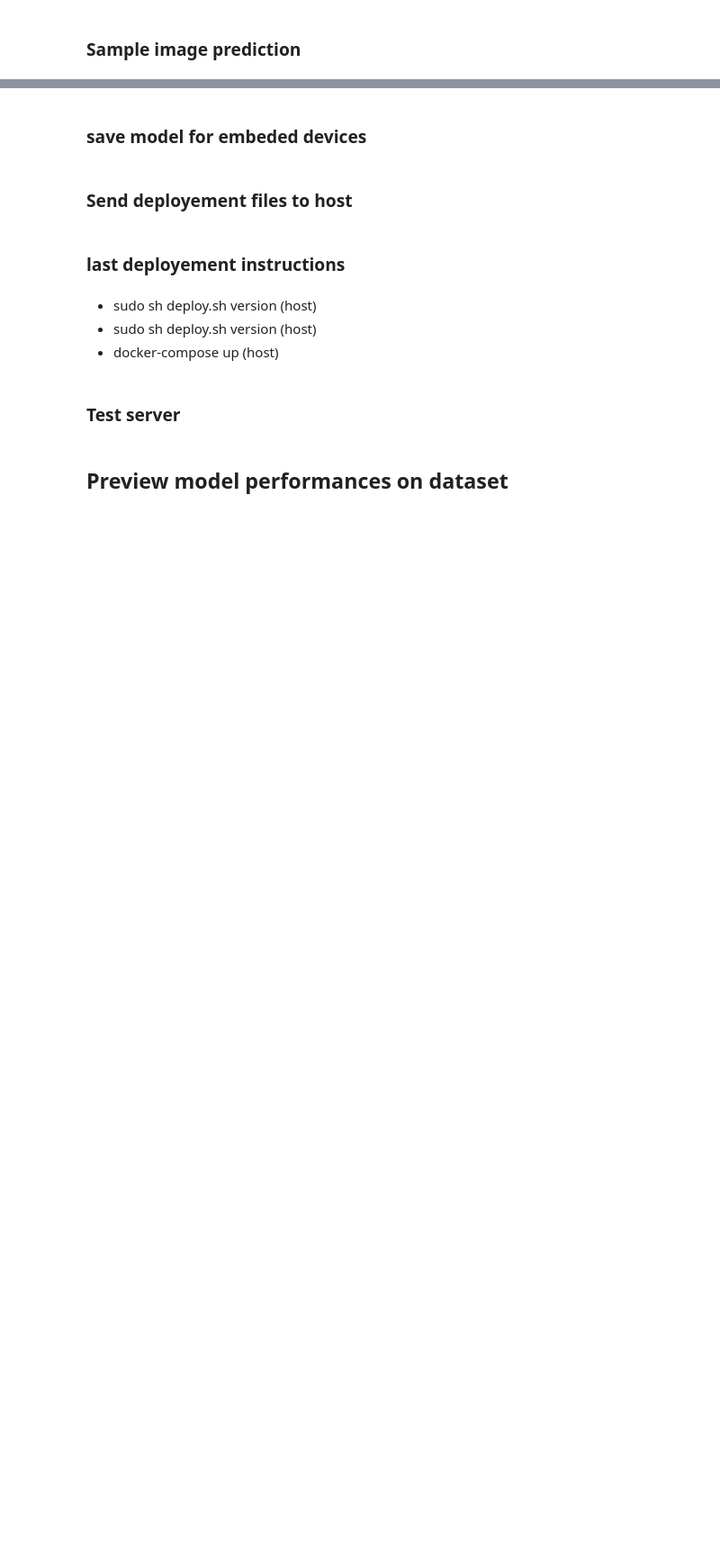
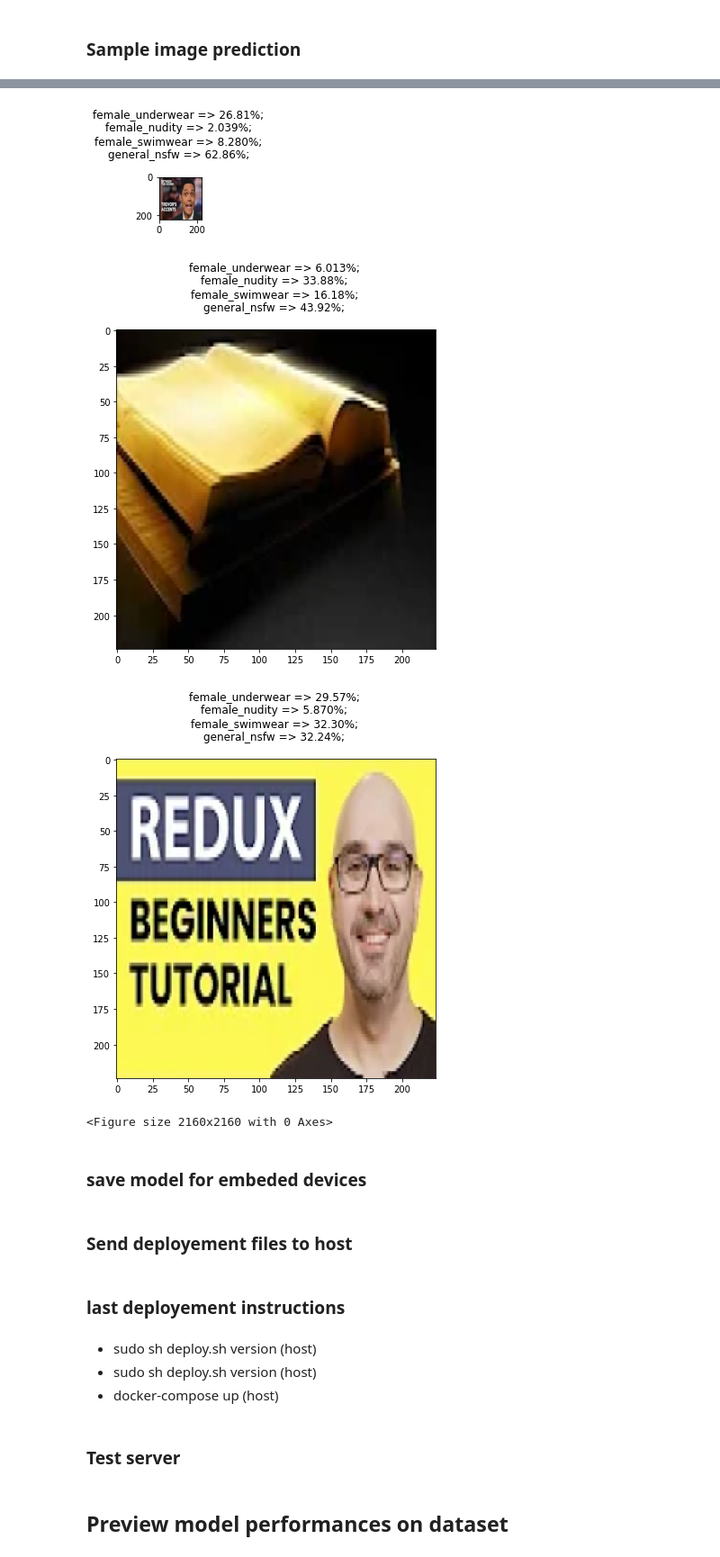
Before and after one commit to karamokoisrael/holypics, a Jupyter notebook: train-v2.ipynb, the cells around one changed output, grey strips where cells are left out. Shown: that part at 90% size. Cells and saved outputs as stored; diff of their text form; code cells hidden in the pictures; blank space fills up the shorter version.

Commit message:
image browser ok

```diff
--- a/train-v2.ipynb
+++ b/train-v2.ipynb
@@ -297,14 +298,12 @@ False
 ## Defining main variables
 # %%
 IMAGE_RES = 224
-EPOCHS=15
+EPOCHS=30
 PATIENCE=3
 LR = 1e-5
 dimensions = (IMAGE_RES, IMAGE_RES)
-batch_size = 256#32
+batch_size = 32#32
 data_dir = "images_new"
-nsfw_classes_data = [{"name": "general_nsfw","index": 5}]
-binary_classes_names = ["adult", "neutral"]
 # %% [markdown]
 ## Main functions
 # %%
@@ -1239,0 +1262,12 @@ IndexError: index 5 is out of bounds for axis 0 with size 5
+# %%
+current_urls = [
+    "https://i.ytimg.com/vi/yWI61kpFEAA/hqdefault.jpg?sqp=-oaymwEbCKgBEF5IVfKriqkDDggBFQAAiEIYAXABwAEG&rs=AOn4CLDRAPwFXV09U5Eo-fhoUnh7FTbp1w",
+    "https://i.ytimg.com/vi/EiXQmeuHTOY/hqdefault.jpg?sqp=-oaymwEbCKgBEF5IVfKriqkDDggBFQAAiEIYAXABwAEG&rs=AOn4CLBz-YYzwt-B30cjMrXYzm0PopCukg",
+    "https://i.ytimg.com/vi/poQXNp9ItL4/hqdefault.jpg?sqp=-oaymwEbCKgBEF5IVfKriqkDDggBFQAAiEIYAXABwAEG&rs=AOn4CLAyT3wtstrlzKYaC9sGf05ea66wmg"
+]
+predict_url_batch(current_urls)
+# %% [output]
+[figure, added]
+[figure, added]
+[figure, added]
+<Figure size 2160x2160 with 0 Axes>
```
Also changed, not shown: parts of 42 cells of this notebook, 2 other files.
